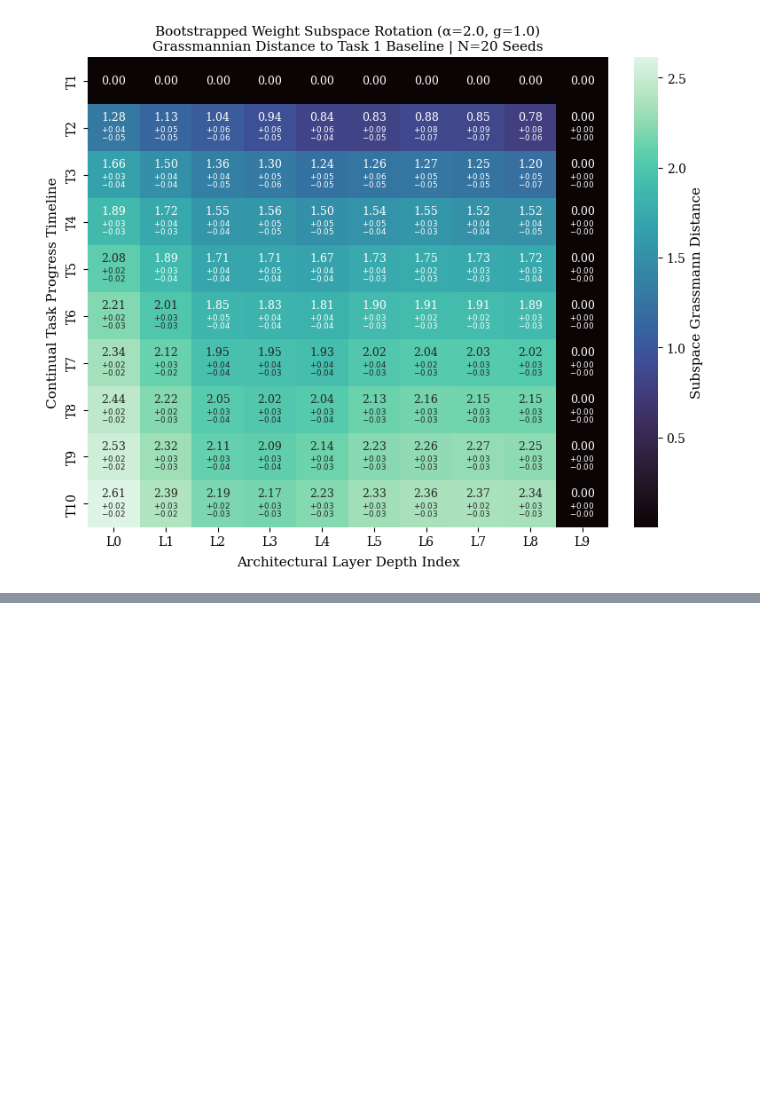
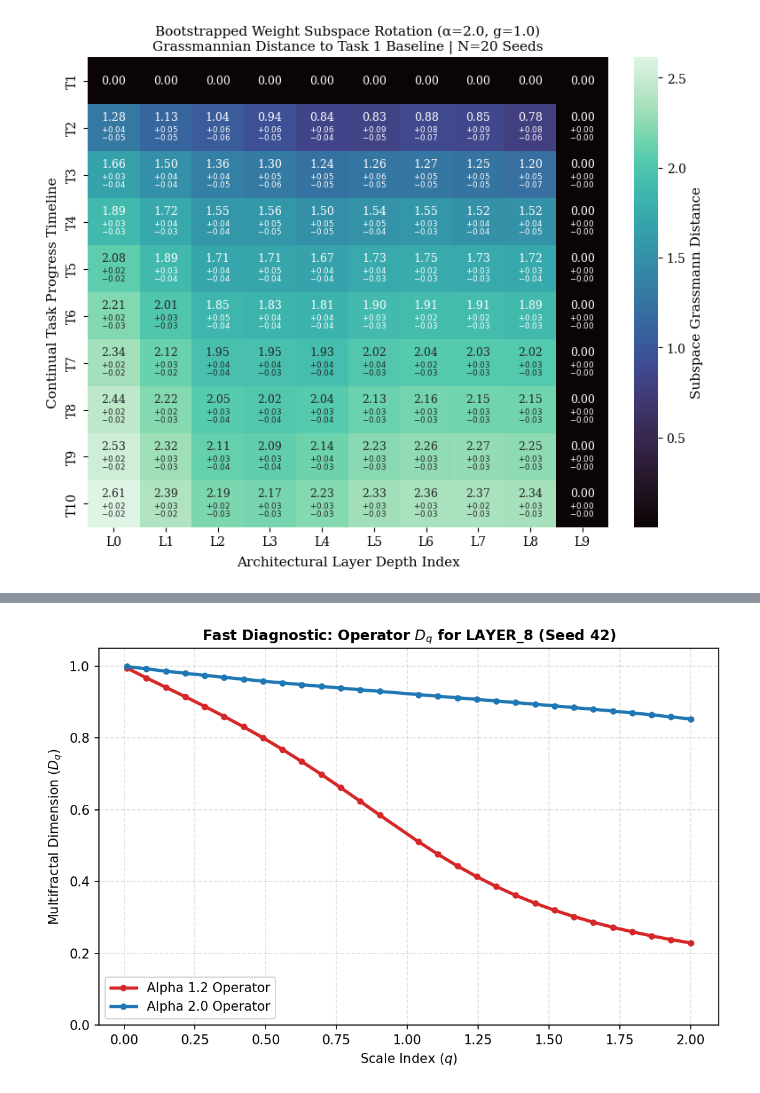
Before and after one commit to YiHaoFromEarth/ht-initialisation-dynamics, a Jupyter notebook: continual_learning/permuted_mnist.ipynb, the cells around one changed output, grey strips where cells are left out. Saved outputs shown, nothing was run; the diff lists cells and outputs as text; code cells hidden in the pictures; blank space fills up the shorter version.

```diff
--- a/continual_learning/permuted_mnist.ipynb
+++ b/continual_learning/permuted_mnist.ipynb
@@ -1510,0 +1571,90 @@ Running 10000 BCa bootstrap cell-wise calculations...
+# %%
+# --- 1. LIGHTWEIGHT DIAGNOSTIC CONFIGURATION ---
+TARGET_SEED = 42            # Drop the loop, test one robust seed first
+ALPHA_LIST = [1.2, 2.0]
+G = 1.0
+LR = 0.01
+TARGET_TASK = 1
+TARGET_EPOCH = 9
+TARGET_LAYER = "layer_8"   # Directly swap between "layer_0" and "layer_8"
+MAX_BATCH_SAMPLES = 32     # Down from 128! Huge 8x speedup per seed
+BASE_DIR = Path("./pmnist_fc10")
+
+# Scale index array (avoid exactly 1.0 to prevent division by zero)
+q_values = np.linspace(0.01, 2.0, 30)
+q_values = np.delete(q_values, np.where(np.isclose(q_values, 1.0, atol=0.03)))
+
+aggregated_operator_dq = {alpha: None for alpha in ALPHA_LIST}
+
+# --- 2. OPERATOR SPECTRUM ANALYSIS ---
+for alpha in ALPHA_LIST:
+    run_name = f"alpha_{alpha}_g_{G}_lr_{LR}_s{TARGET_SEED}"
+    file_path = BASE_DIR / run_name / "checkpoints" / f"snapshot_T{TARGET_TASK}_E{TARGET_EPOCH}.pt"
+
+    if not file_path.exists():
+        print(f"Error: Snapshot not found at {file_path}")
+        continue
+
+    snapshot = torch.load(file_path, map_location="cpu")
+
+    # Extract Stored Parameters
+    state_dict = snapshot["state_dict"]
+    weight_key = f"linear_layers.{TARGET_LAYER[-1]}.weight" # Adjust to match your architecture naming
+    if weight_key not in state_dict:
+        weight_key = [k for k in state_dict.keys() if "weight" in k and TARGET_LAYER[-1] in k][0]
+
+    W = state_dict[weight_key].numpy()
+    h = snapshot["physics_data"][TARGET_LAYER]["pre_activations"].numpy()
+
+    # Sub-sample the batch dimension immediately for speed
+    h_sparse = h[:MAX_BATCH_SAMPLES, :]
+    batch_size, N = h_sparse.shape
+
+    sample_dq_accumulator = []
+    print(f"Processing Alpha {alpha} (Reconstructing {batch_size} Jacobians)...")
+
+    # Sample-by-Sample Jacobian Reconstruction
+    for b in range(batch_size):
+        # Compute analytical tanh derivative element-wise for this sample [cite: 719]
+        phi_prime = 1.0 - np.tanh(h_sparse[b])**2
+
+        # J = W * diag(phi_prime) [cite: 711, 713]
+        J = W * phi_prime[np.newaxis, :]
+
+        # Fast CPU Non-Hermitian Eigendecomposition [cite: 714, 715]
+        _, V = np.linalg.eig(J)
+
+        # Compute IPR and D_q for right eigenvectors [cite: 818, 1187]
+        v_sq = np.abs(V) ** 2
+        p_v = v_sq / np.sum(v_sq, axis=0, keepdims=True)
+
+        sample_dq = []
+        for q in q_values:
+            ipr_v = np.mean(np.sum(p_v ** q, axis=0)) # [cite: 818, 1187]
+            dq = np.log(ipr_v) / ((1.0 - q) * np.log(N)) # [cite: 819, 1190]
+            sample_dq.append(dq)
+
+        sample_dq_accumulator.append(sample_dq)
+
+    # Average across the sparse batch
+    aggregated_operator_dq[alpha] = np.mean(sample_dq_accumulator, axis=0)
+
+# --- 4. FAST PLOTTING (No Bootstrapping Overhead) ---
+plt.figure(figsize=(7.5, 5), dpi=150)
+
+colors = {1.2: "#d62728", 2.0: "#1f77b4"}
+for alpha in ALPHA_LIST:
+    if aggregated_operator_dq[alpha] is not None:
+        plt.plot(q_values, aggregated_operator_dq[alpha], color=colors[alpha],
+                 linewidth=2.5, marker='o', markersize=4, label=f"Alpha {alpha} Operator")
+
+plt.title(f"Fast Diagnostic: Operator $D_q$ for {TARGET_LAYER.upper()} (Seed {TARGET_SEED})", fontsize=11, fontweight='bold')
+plt.xlabel("Scale Index ($q$)", fontsize=10)
+plt.ylabel("Multifractal Dimension ($D_q$)", fontsize=10)
+plt.ylim(0.0, 1.05)
+plt.grid(True, linestyle="--", alpha=0.4)
+plt.legend(loc="lower left", frameon=True)
+plt.tight_layout()
+plt.savefig(f"fast_operator_dq_{TARGET_LAYER}_seed_{TARGET_SEED}.png", dpi=300)
+plt.show()
+# %% [output]
@@ -1510,0 +1663 @@ Running 10000 BCa bootstrap cell-wise calculations...
+[figure, added]
```
Also changed, not shown: parts of 15 cells of this notebook, 9 other files.
